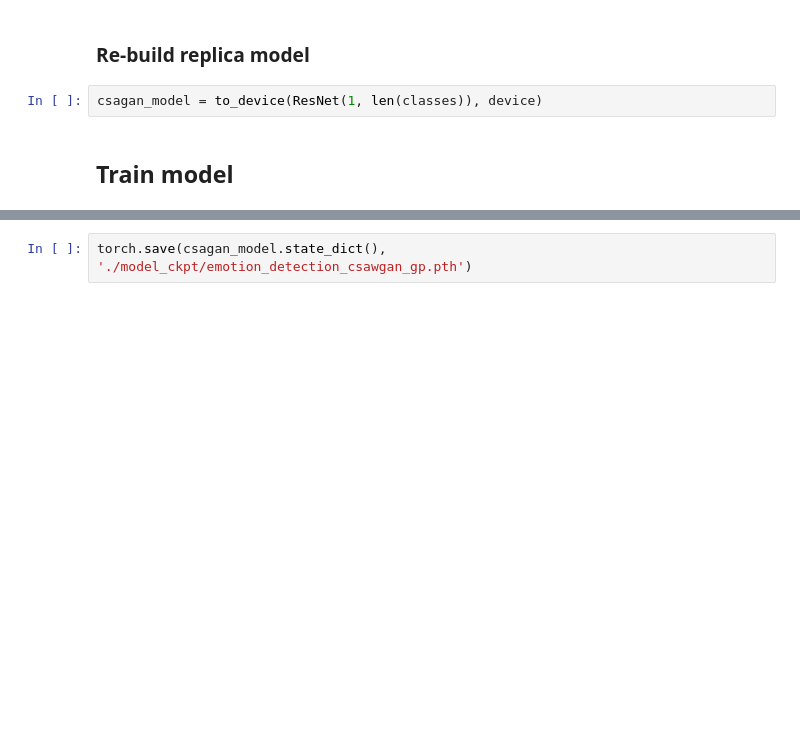
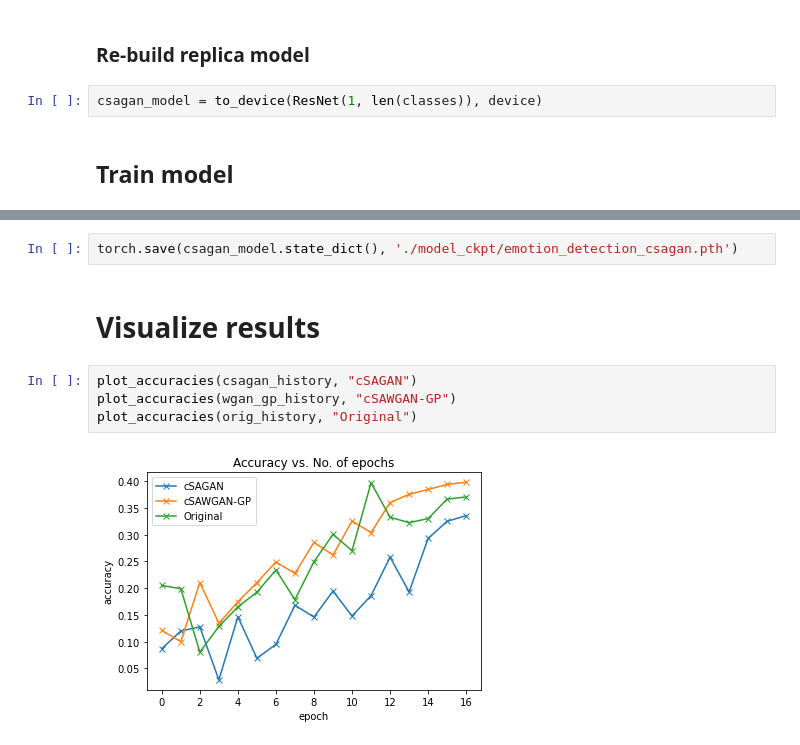
Before and after one commit to callanhoskins/emoji-gan, a Jupyter notebook: Conditional Self-Attention GAN/resnet_compare.ipynb, the cells around one changed output, grey strips where cells are left out. Drawn from its saved outputs; the diff is of its cells as text; blank space fills up the shorter version.

```diff
--- a/Conditional Self-Attention GAN/resnet_compare.ipynb
+++ b/Conditional Self-Attention GAN/resnet_compare.ipynb
@@ -420,2 +425,10 @@ Wall time: 9min 12s
 # %%
-torch.save(csagan_model.state_dict(), './model_ckpt/emotion_detection_csawgan_gp.pth')
+torch.save(csagan_model.state_dict(), './model_ckpt/emotion_detection_csagan.pth')
+# %% [markdown]
+# Visualize results
+# %%
+plot_accuracies(csagan_history, "cSAGAN")
+plot_accuracies(wgan_gp_history, "cSAWGAN-GP")
+plot_accuracies(orig_history, "Original")
+# %% [output]
+[figure, added]
```
Also changed, not shown: parts of 12 cells of this notebook, 1 other file.
